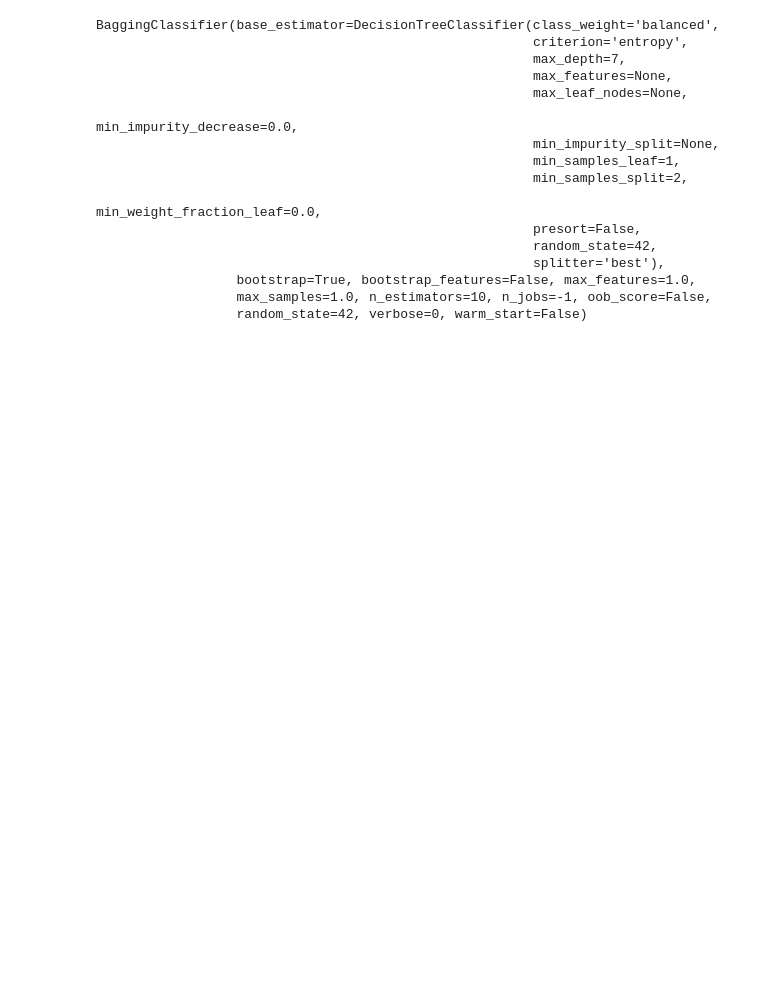
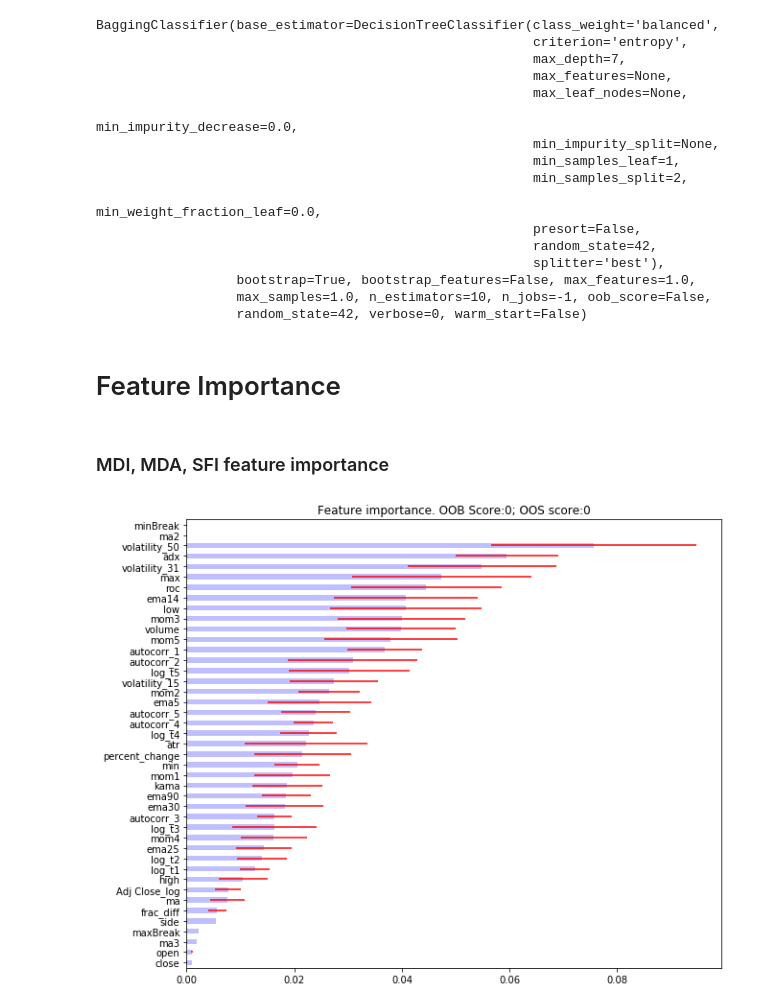
Before and after one commit to Channaholic/adv_in_financial_ml, a Jupyter notebook: Version 1 Research Lab (latest).ipynb, the cells around one changed output. Cells and saved outputs as stored; diff of their text form; code cells hidden in the pictures; blank space fills up the shorter version.

Commit message:
added Feature Importance and PCA

```diff
--- a/Version 1 Research Lab (latest).ipynb
+++ b/Version 1 Research Lab (latest).ipynb
@@ -480,3 +502,17 @@ BaggingClassifier(base_estimator=DecisionTreeClassifier(class_weight='balanced',
                   bootstrap=True, bootstrap_features=False, max_features=1.0,
                   max_samples=1.0, n_estimators=10, n_jobs=-1, oob_score=False,
                   random_state=42, verbose=0, warm_start=False)
+# %% [markdown]
+# Feature Importance
+# %% [markdown]
+### MDI, MDA, SFI feature importance
+# %%
+mdi_feat_imp = mean_decrease_impurity(top_model, X_train.columns)
+mda_feat_imp = mean_decrease_accuracy(top_model, X_train, y_train, cv_gen_purged, scoring=f1,
+                                                         sample_weight=return_based_sample_weights.values)
+sfi_feat_imp = single_feature_importance(top_model, X_train, y_train, cv_gen_purged, scoring=f1,
+                                     sample_weight=return_based_sample_weights.values)
+# %%
+plot_feature_importance(mdi_feat_imp, 0, 0)
+# %% [output]
+[figure, added]
```
Also changed, not shown: parts of 15 cells of this notebook.
